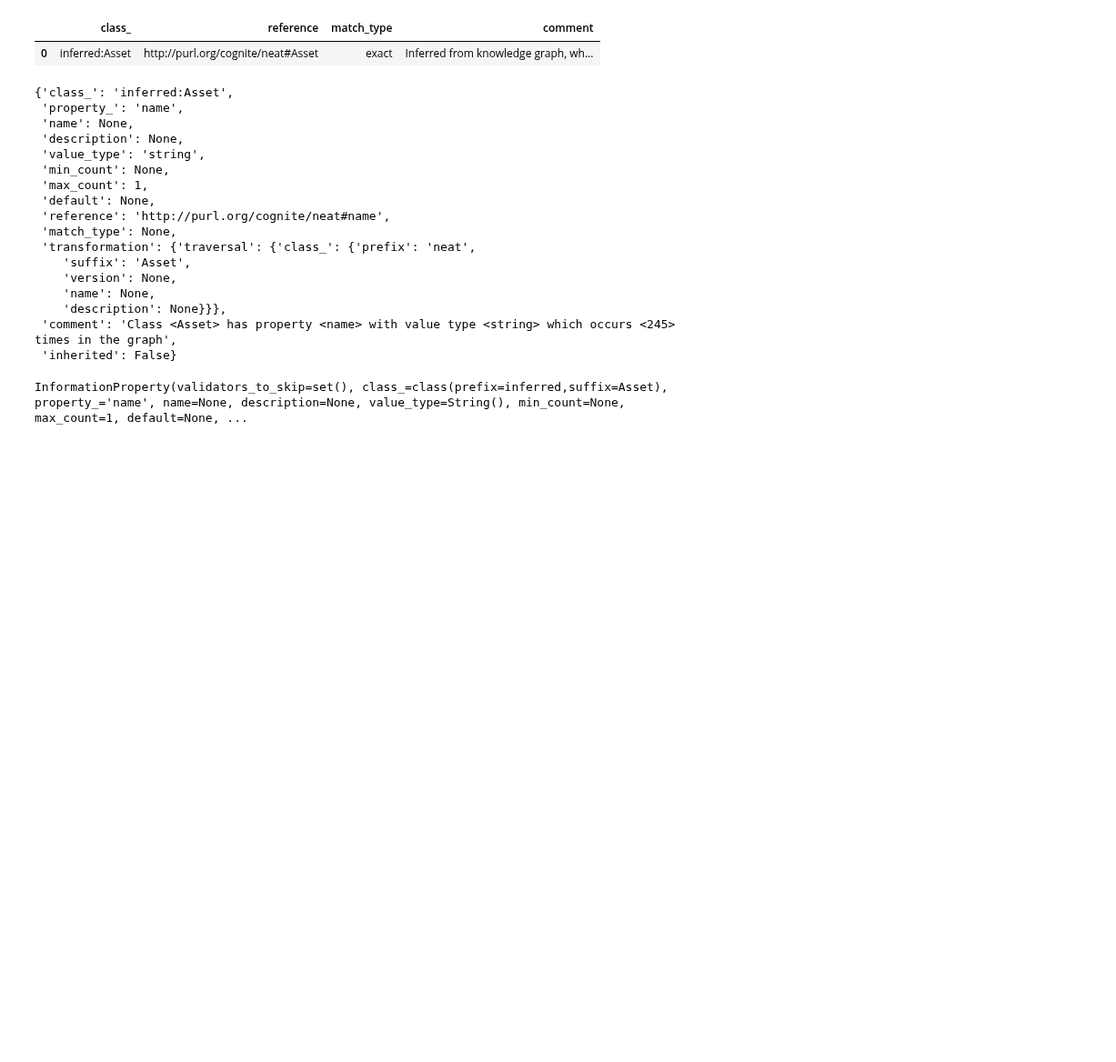
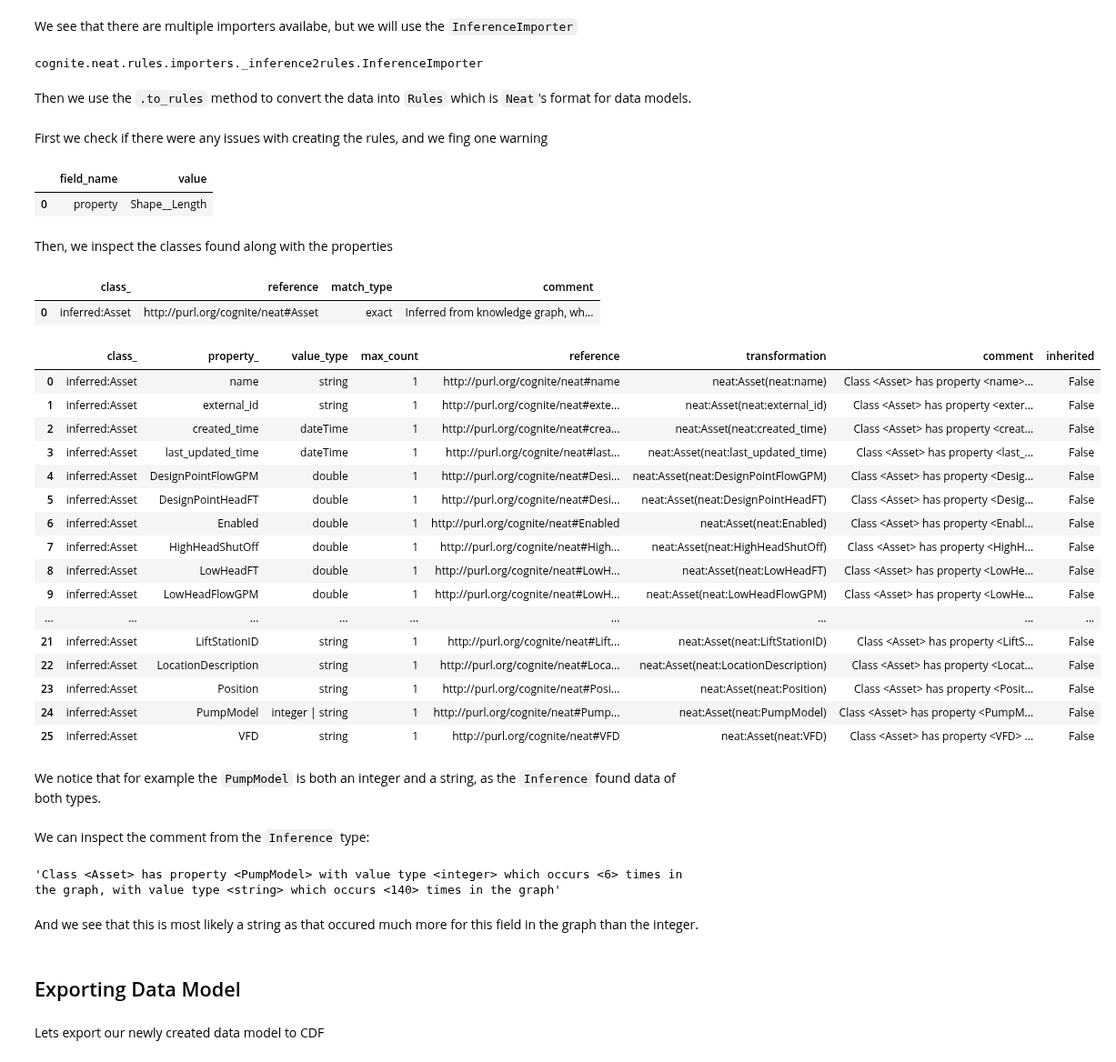
Before and after one commit to cognitedata/neat, a Jupyter notebook: docs/tutorials/asset_hierarchy_migration.ipynb, the cells around one changed output. Shown at 91% size. Saved outputs shown, nothing was run; the diff lists cells and outputs as text; code cells hidden in the pictures; blank space fills up the shorter version.

Commit message:
docs; First draft of tutorial

```diff
--- a/docs/tutorials/asset_hierarchy_migration.ipynb
+++ b/docs/tutorials/asset_hierarchy_migration.ipynb
@@ -36,36 +100,60 @@ from cognite.neat.rules.importers import InferenceImporter
+# %% [markdown]
+We see that there are multiple importers availabe, but we will use the `InferenceImporter`
+# %%
+importers.InferenceImporter
+# %% [output]
+cognite.neat.rules.importers._inference2rules.InferenceImporter
 # %%
-importer = InferenceImporter.from_graph_store(store)
+importer = importers.InferenceImporter.from_graph_store(store)
+# %% [markdown]
+Then we use the `.to_rules` method to convert the data into `Rules` which is `Neat`'s format for data models.
 # %%
 rules, issues = importer.to_rules()
+# %% [markdown]
+First we check if there were any issues with creating the rules, and we fing one warning
+# %%
+issues
+# %% [output]
+|  | field_name | value |
+| 0 | property | Shape__Length |
+# %% [markdown]
+Then, we inspect the classes found along with the properties
 # %%
 rules.classes
 # %% [output]
 |  | class_ | reference | match_type | comment |
 | 0 | inferred:Asset | http://purl.org/cognite/neat#Asset | exact | Inferred from knowledge graph, wh... |
-# %%
-# Multitypes not supported by DMS
-rules.properties.data[24].value_type = rules.properties.data[24].value_type.types[1]
+# %%
+rules.properties
+# %% [output]
+|  | class_ | property_ | value_type | max_count | reference | transformation | comment | inherited |
+| 0 | inferred:Asset | name | string | 1 | http://purl.org/cognite/neat#name | neat:Asset(neat:name) | Class <Asset> has property <name>... | False |
+| 1 | inferred:Asset | external_id | string | 1 | http://purl.org/cognite/neat#exte... | neat:Asset(neat:external_id) | Class <Asset> has property <exter... | False |
+| 2 | inferred:Asset | created_time | dateTime | 1 | http://purl.org/cognite/neat#crea... | neat:Asset(neat:created_time) | Class <Asset> has property <creat... | False |
+| 3 | inferred:Asset | last_updated_time | dateTime | 1 | http://purl.org/cognite/neat#last... | neat:Asset(neat:last_updated_time) | Class <Asset> has property <last_... | False |
+| 4 | inferred:Asset | DesignPointFlowGPM | double | 1 | http://purl.org/cognite/neat#Desi... | neat:Asset(neat:DesignPointFlowGPM) | Class <Asset> has property <Desig... | False |
+| 5 | inferred:Asset | DesignPointHeadFT | double | 1 | http://purl.org/cognite/neat#Desi... | neat:Asset(neat:DesignPointHeadFT) | Class <Asset> has property <Desig... | False |
+| 6 | inferred:Asset | Enabled | double | 1 | http://purl.org/cognite/neat#Enabled | neat:Asset(neat:Enabled) | Class <Asset> has property <Enabl... | False |
+| 7 | inferred:Asset | HighHeadShutOff | double | 1 | http://purl.org/cognite/neat#High... | neat:Asset(neat:HighHeadShutOff) | Class <Asset> has property <HighH... | False |
+| 8 | inferred:Asset | LowHeadFT | double | 1 | http://purl.org/cognite/neat#LowH... | neat:Asset(neat:LowHeadFT) | Class <Asset> has property <LowHe... | False |
+| 9 | inferred:Asset | LowHeadFlowGPM | double | 1 | http://purl.org/cognite/neat#LowH... | neat:Asset(neat:LowHeadFlowGPM) | Class <Asset> has property <LowHe... | False |
+| ... | ... | ... | ... | ... | ... | ... | ... | ... |
+| 21 | inferred:Asset | LiftStationID | string | 1 | http://purl.org/cognite/neat#Lift... | neat:Asset(neat:LiftStationID) | Class <Asset> has property <LiftS... | False |
+| 22 | inferred:Asset | LocationDescription | string | 1 | http://purl.org/cognite/neat#Loca... | neat:Asset(neat:LocationDescription) | Class <Asset> has property <Locat... | False |
+| 23 | inferred:Asset | Position | string | 1 | http://purl.org/cognite/neat#Posi... | neat:Asset(neat:Position) | Class <Asset> has property <Posit... | False |
+| 24 | inferred:Asset | PumpModel | integer | string | 1 | http://purl.org/cognite/neat#Pump... | neat:Asset(neat:PumpModel) | Class <Asset> has property <PumpM... | False |
+| 25 | inferred:Asset | VFD | string | 1 | http://purl.org/cognite/neat#VFD | neat:Asset(neat:VFD) | Class <Asset> has property <VFD> ... | False |
+# %% [markdown]
+We notice that for example the `PumpModel` is both an integer and a string, as the `Inference` found data of both types.
+# %% [markdown]
+We can inspect the comment from the `Inference` type:
 # %%
-rules.properties.data[0].model_dump()
+rules.properties.data[24].comment
 # %% [output]
-{'class_': 'inferred:Asset',
- 'property_': 'name',
- 'name': None,
- 'description': None,
- 'value_type': 'string',
- 'min_count': None,
- 'max_count': 1,
- 'default': None,
- 'reference': 'http://purl.org/cognite/neat#name',
- 'match_type': None,
- 'transformation': {'traversal': {'class_': {'prefix': 'neat',
-    'suffix': 'Asset',
-    'version': None,
-    'name': None,
-    'description': None}}},
- 'comment': 'Class <Asset> has property <name> with value type <string> which occurs <245> times in the graph',
- 'inherited': False}
+'Class <Asset> has property <PumpModel> with value type <integer> which occurs <6> times in the graph, with value type <string> which occurs <140> times in the graph'
-# %%
-rules.properties.data[0]
-# %% [output]
-InformationProperty(validators_to_skip=set(), class_=class(prefix=inferred,suffix=Asset), property_='name', name=None, description=None, value_type=String(), min_count=None, max_count=1, default=None, ...
+# %% [markdown]
+And we see that this is most likely a string as that occured much more for this field in the graph than the integer.
+# %% [markdown]
+## Exporting Data Model
+# %% [markdown]
+Lets export our newly created data model to CDF
```
Also changed, not shown: parts of 57 cells of this notebook, 2 other files.
